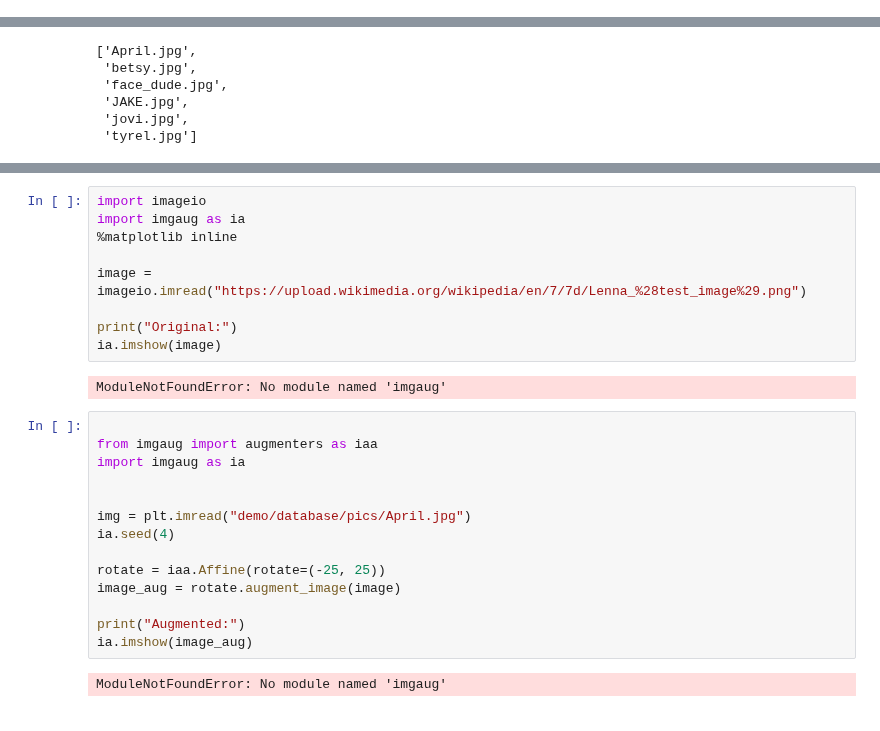
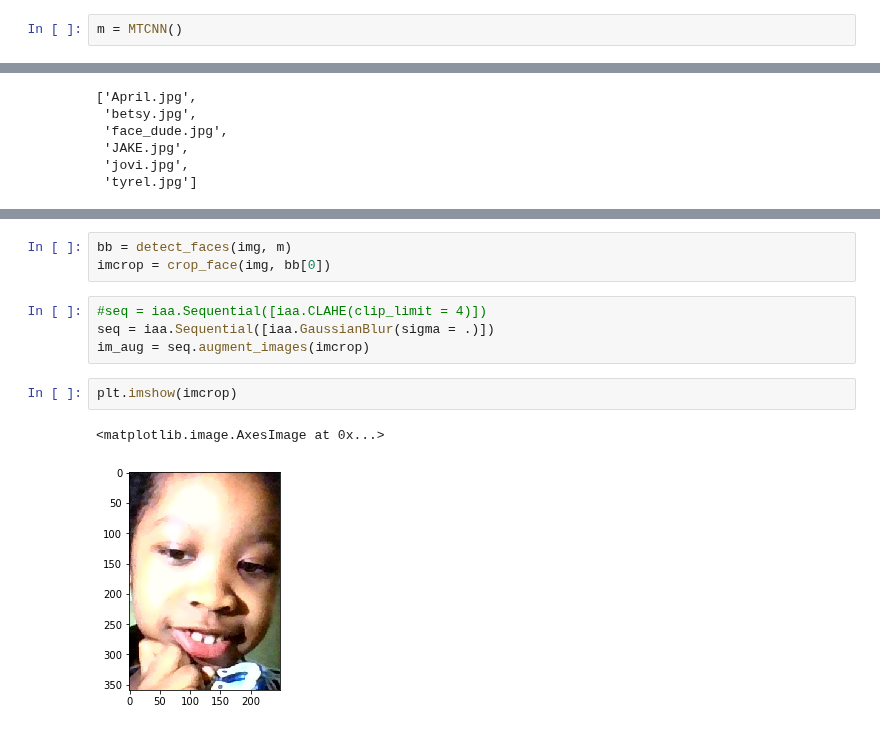
Before and after one commit to T-rex007/Face_recognition, a Jupyter notebook: experiment_datagen.ipynb, the cells around one changed output, grey strips where cells are left out. Cells and saved outputs as stored; diff of their text form.

```diff
--- a/experiment_datagen.ipynb
+++ b/experiment_datagen.ipynb
@@ -7,0 +11,2 @@ import os
+# %%
+m = MTCNN()
@@ -49,27 +50,12 @@ plt.imshow(im1)
-# %%
-import imageio
-import imgaug as ia
-%matplotlib inline
-
-image = imageio.imread("https://upload.wikimedia.org/wikipedia/en/7/7d/Lenna_%28test_image%29.png")
-
-print("Original:")
-ia.imshow(image)
-# %% [output]
-ModuleNotFoundError: No module named 'imgaug'
-# %%
-
-from imgaug import augmenters as iaa
-import imgaug as ia
-
-
-img = plt.imread("demo/database/pics/April.jpg")
-ia.seed(4)
-
-rotate = iaa.Affine(rotate=(-25, 25))
-image_aug = rotate.augment_image(image)
-
-print("Augmented:")
-ia.imshow(image_aug)
-# %% [output]
-ModuleNotFoundError: No module named 'imgaug'
+# %%
+bb = detect_faces(img, m)
+imcrop = crop_face(img, bb[0])
+# %%
+#seq = iaa.Sequential([iaa.CLAHE(clip_limit = 4)])
+seq = iaa.Sequential([iaa.GaussianBlur(sigma = .)])
+im_aug = seq.augment_images(imcrop)
+# %%
+plt.imshow(imcrop)
+# %% [output]
+<matplotlib.image.AxesImage at 0x...>
+[figure, added]
```
Also changed, not shown: parts of 14 cells of this notebook, 10 other files.
